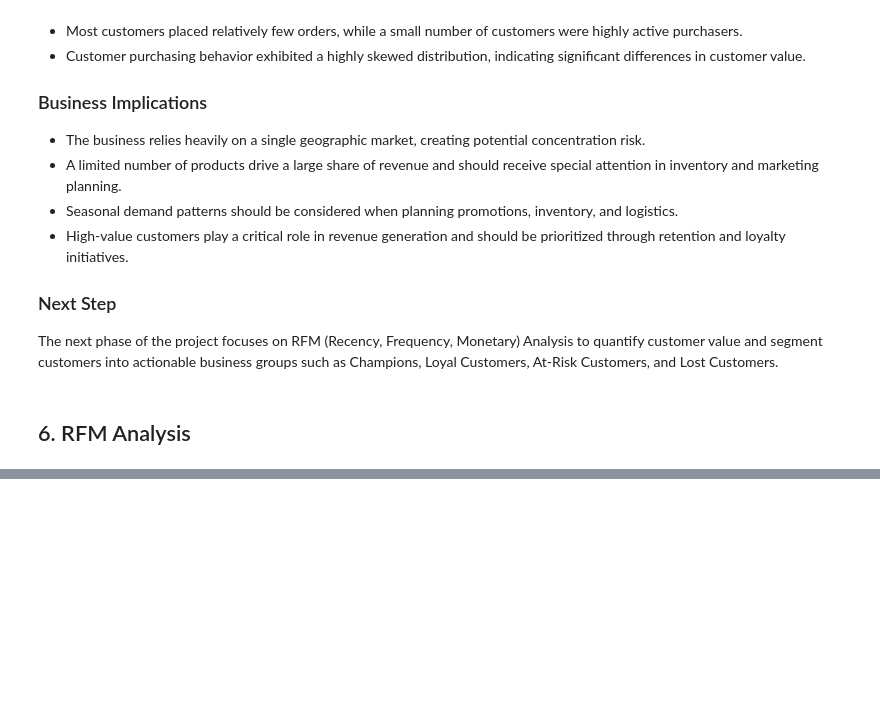
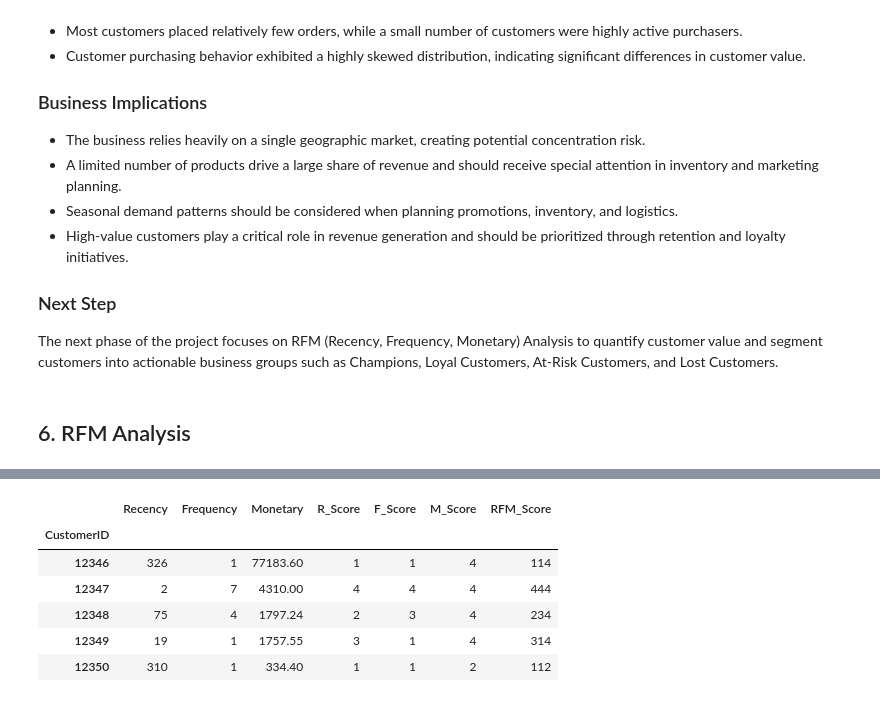
Before and after one commit to Harshpoonia/data-analytics-projects, a Jupyter notebook: Customer-Segmentation-RFM-Analysis/notebooks/Analysis.ipynb, the cells around one changed output, grey strips where cells are left out. Drawn from its saved outputs; the diff is of its cells as text; code cells hidden in the pictures; blank space fills up the shorter version.

```diff
--- a/Customer-Segmentation-RFM-Analysis/notebooks/Analysis.ipynb
+++ b/Customer-Segmentation-RFM-Analysis/notebooks/Analysis.ipynb
@@ -865,0 +944,13 @@ The next phase of the project focuses on RFM (Recency, Frequency, Monetary) Anal
+# %%
+# Create RFM table
+rfm = df.groupby('CustomerID').agg({
+    'InvoiceDate': lambda x: (snapshot_date - x.max()).days,
+    'InvoiceNo': 'nunique',
+    'TotalPrice': 'sum'
+})
+
+# Rename columns
+rfm.columns = ['Recency', 'Frequency', 'Monetary']
+
+# Display first few records
+rfm.head()
@@ -865,0 +1004,11 @@ The next phase of the project focuses on RFM (Recency, Frequency, Monetary) Anal
+# %%
+# Calculate quartiles
+r_quartiles = pd.qcut(rfm['Recency'], 4, labels=[4,3,2,1])
+
+f_quartiles = pd.qcut(rfm['Frequency'].rank(method='first'),
+                      4,
+                      labels=[1,2,3,4])
+
+m_quartiles = pd.qcut(rfm['Monetary'],
+                      4,
+                      labels=[1,2,3,4])
@@ -865,0 +1030,17 @@ The next phase of the project focuses on RFM (Recency, Frequency, Monetary) Anal
+# %%
+# Create combined RFM score
+rfm['RFM_Score'] = (
+    rfm['R_Score'].astype(str) +
+    rfm['F_Score'].astype(str) +
+    rfm['M_Score'].astype(str)
+)
+
+rfm.head()
+# %% [output]
+|  | Recency | Frequency | Monetary | R_Score | F_Score | M_Score | RFM_Score |
+| CustomerID |  |  |  |  |  |  |  |
+| 12346 | 326 | 1 | 77183.60 | 1 | 1 | 4 | 114 |
+| 12347 | 2 | 7 | 4310.00 | 4 | 4 | 4 | 444 |
+| 12348 | 75 | 4 | 1797.24 | 2 | 3 | 4 | 234 |
+| 12349 | 19 | 1 | 1757.55 | 3 | 1 | 4 | 314 |
+| 12350 | 310 | 1 | 334.40 | 1 | 1 | 2 | 112 |
```
Also changed, not shown: parts of 23 cells of this notebook, 1 other file.
